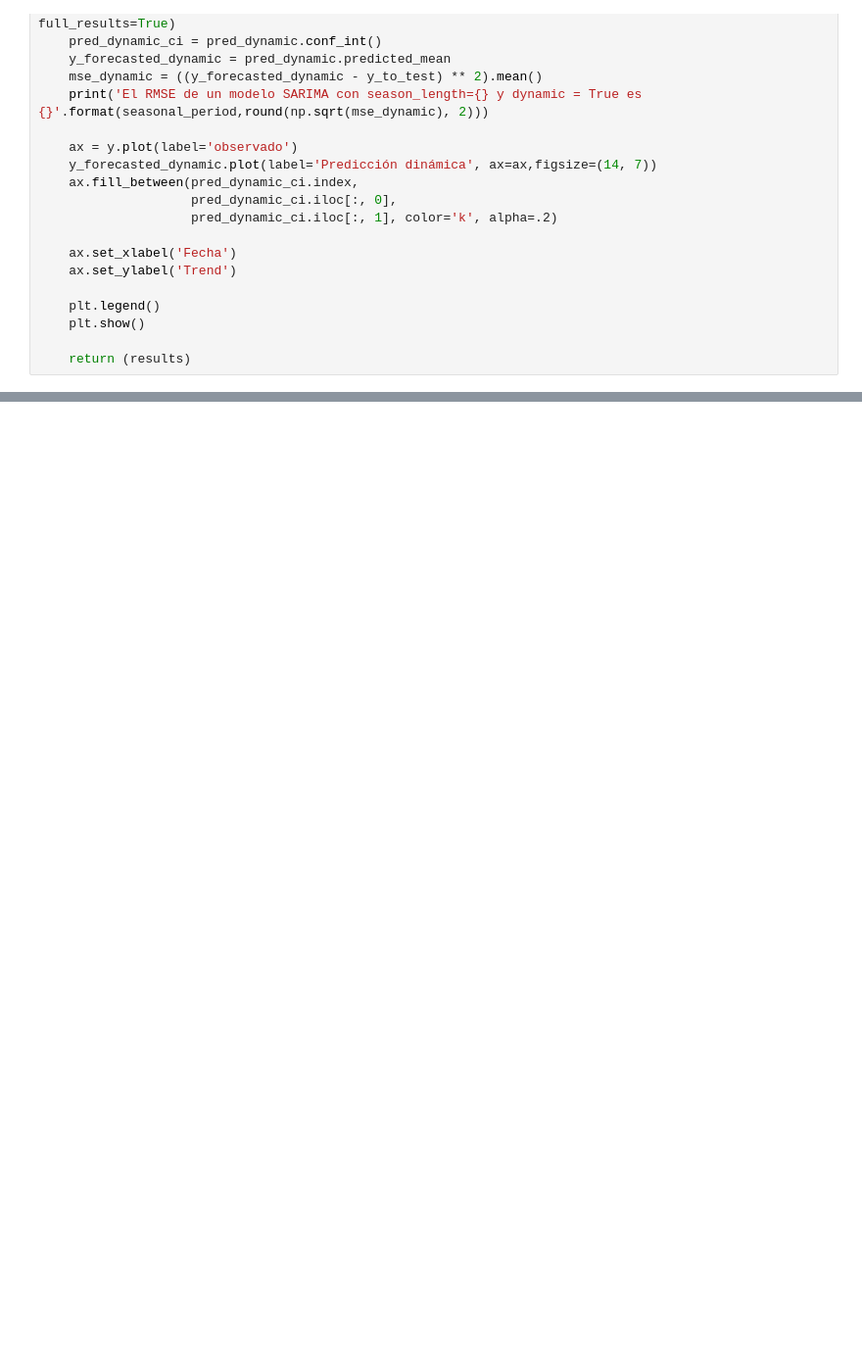
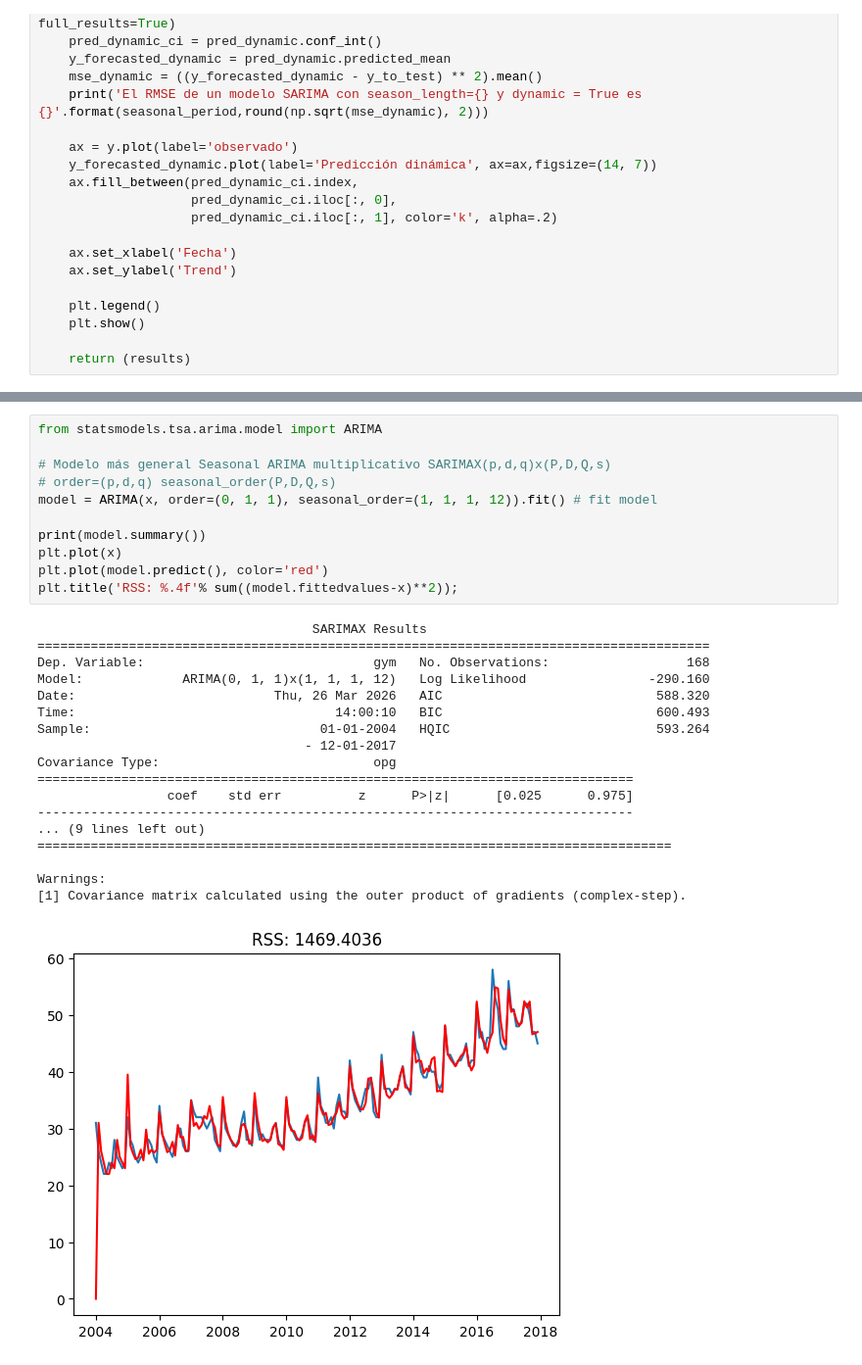
Before and after one commit to ayrna/ap-ts-rnn, a Jupyter notebook: series_temporales/time_series.ipynb, the cells around one changed output, grey strips where cells are left out. Shown at 98% size. Cells and saved outputs as stored; diff of their text form; blank space fills up the shorter version.

```diff
--- a/series_temporales/time_series.ipynb
+++ b/series_temporales/time_series.ipynb
@@ -725,0 +952,30 @@ model = sarima_eva(diet,(0, 1, 1),(1, 1, 1, 12),52,predict_date,diet_to_test)
+# %%
+from statsmodels.tsa.arima.model import ARIMA
+
+# Modelo más general Seasonal ARIMA multiplicativo SARIMAX(p,d,q)x(P,D,Q,s)
+# order=(p,d,q) seasonal_order(P,D,Q,s)
+model = ARIMA(x, order=(0, 1, 1), seasonal_order=(1, 1, 1, 12)).fit() # fit model
+
+print(model.summary())
+plt.plot(x)
+plt.plot(model.predict(), color='red')
+plt.title('RSS: %.4f'% sum((model.fittedvalues-x)**2));
+# %% [output]
+                                    SARIMAX Results
+========================================================================================
+Dep. Variable:                              gym   No. Observations:                  168
+Model:             ARIMA(0, 1, 1)x(1, 1, 1, 12)   Log Likelihood                -290.160
+Date:                          Thu, 26 Mar 2026   AIC                            588.320
+Time:                                  14:00:10   BIC                            600.493
+Sample:                              01-01-2004   HQIC                           593.264
+                                   - 12-01-2017
+Covariance Type:                            opg
+==============================================================================
+                 coef    std err          z      P>|z|      [0.025      0.975]
+------------------------------------------------------------------------------
+... (9 lines left out)
+===================================================================================
+
+Warnings:
+[1] Covariance matrix calculated using the outer product of gradients (complex-step).
+[figure, added]
```
Also changed, not shown: parts of 34 cells of this notebook.
